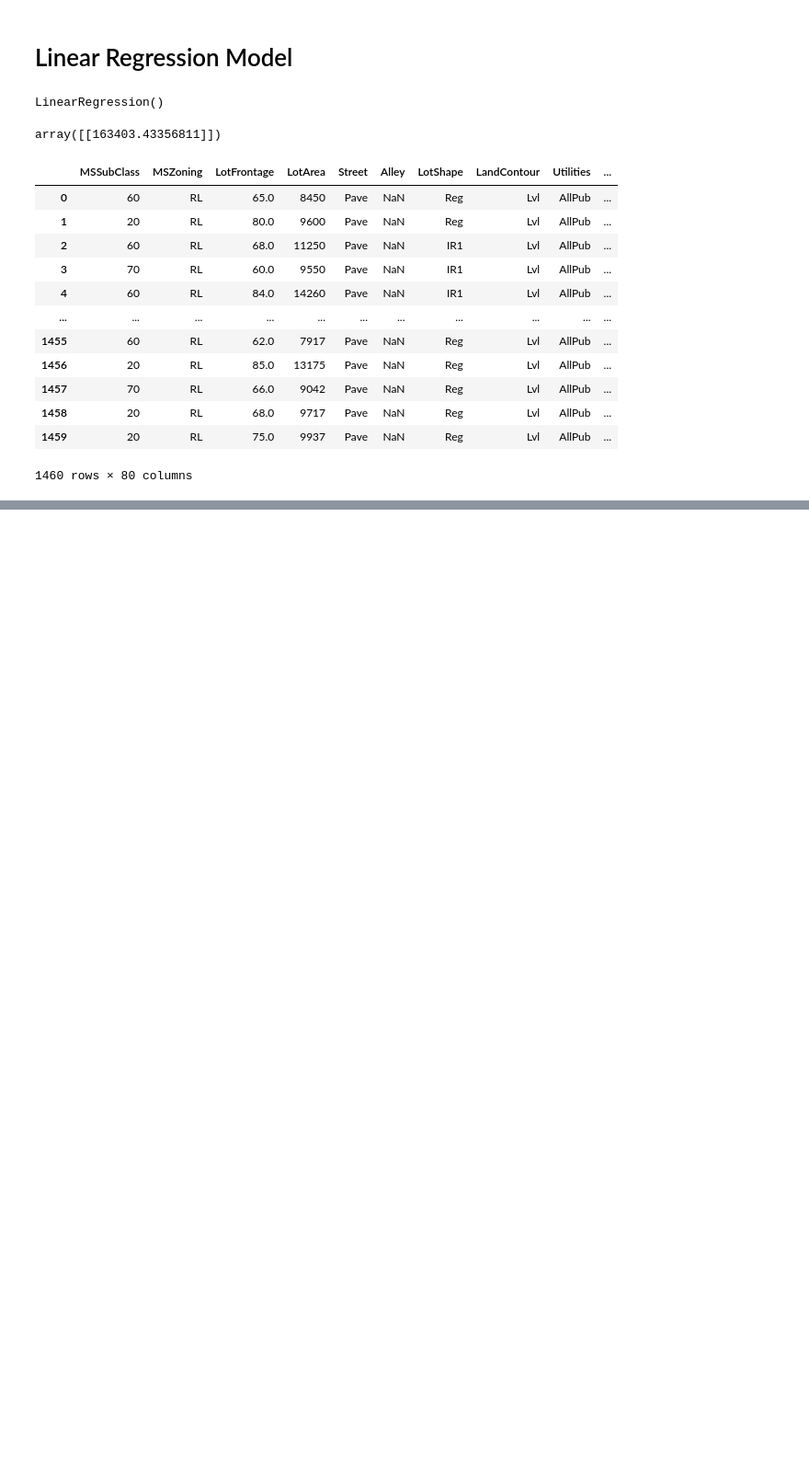
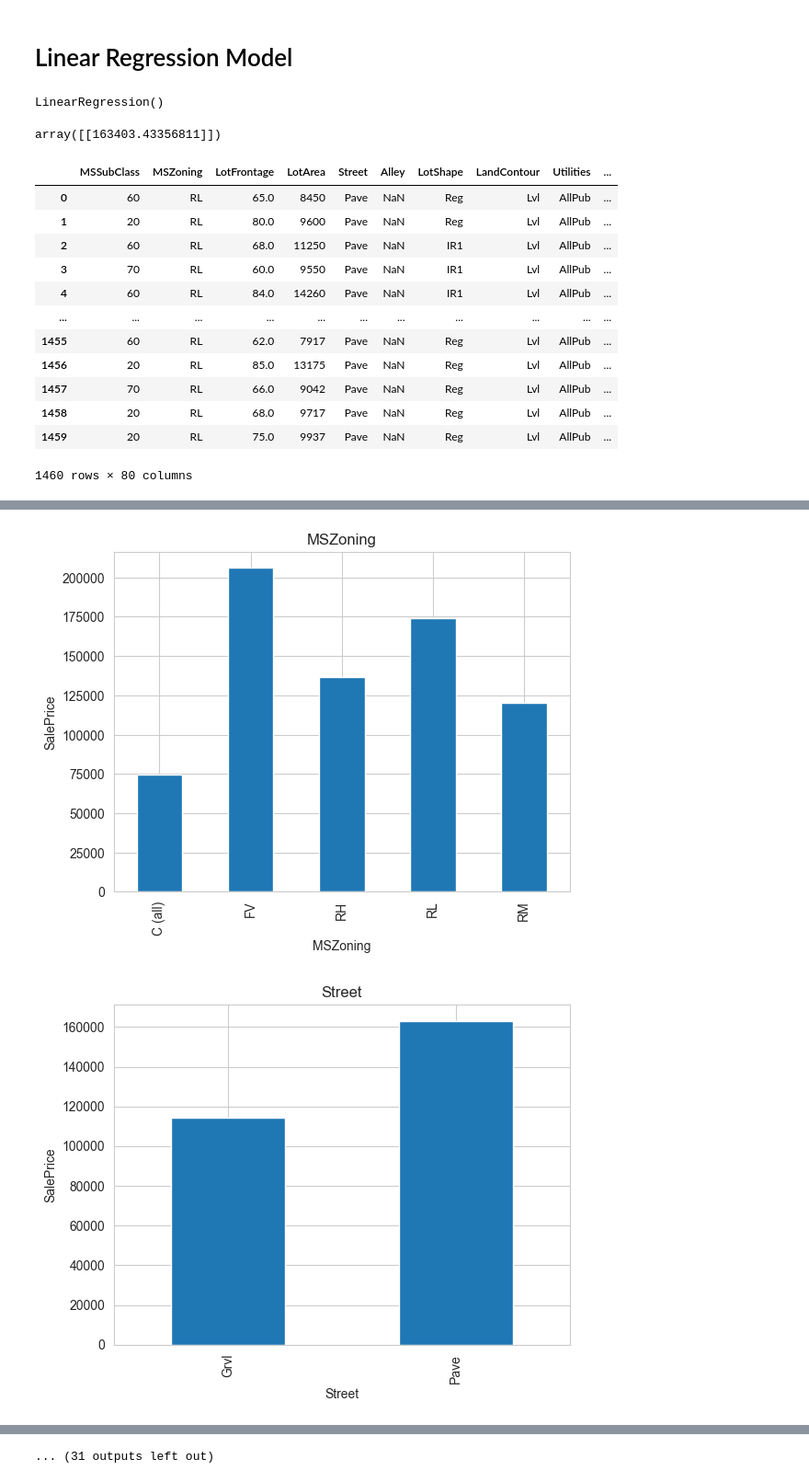
Before and after one commit to BibekRai44/Advanced-House-Price-Prediction, a Jupyter notebook: house-price-prediction.ipynb, the cells around one changed output, grey strips where cells are left out. Shown at 92% size. Drawn from its saved outputs; the diff is of its cells as text; code cells hidden in the pictures; blank space fills up the shorter version.

```diff
--- a/house-price-prediction.ipynb
+++ b/house-price-prediction.ipynb
@@ -509,0 +512,3 @@ from sklearn.metrics import confusion_matrix
+# %%
+categorical_features=[feature for feature in df.columns if df[feature].dtypes=='O']
+categorical_features
@@ -509,0 +543,3 @@ from sklearn.metrics import confusion_matrix
+# %%
+for feature in categorical_features:
+    print("THe feature is {} and the total categories is {}".format(feature,len(df[feature].unique())))
@@ -509,0 +564,11 @@ from sklearn.metrics import confusion_matrix
+# %%
+for feature in categorical_features:
+    dataset=df.copy()
+    dataset.groupby(feature)['SalePrice'].median().plot.bar()
+    plt.xlabel(feature)
+    plt.title(feature)
+    plt.ylabel('SalePrice')
+    plt.show()
+# %% [output]
+[figure, added]
+[figure, added]
@@ -509,0 +585 @@ from sklearn.metrics import confusion_matrix
+... (31 outputs left out)
```
Also changed, not shown: parts of 6 cells of this notebook.
